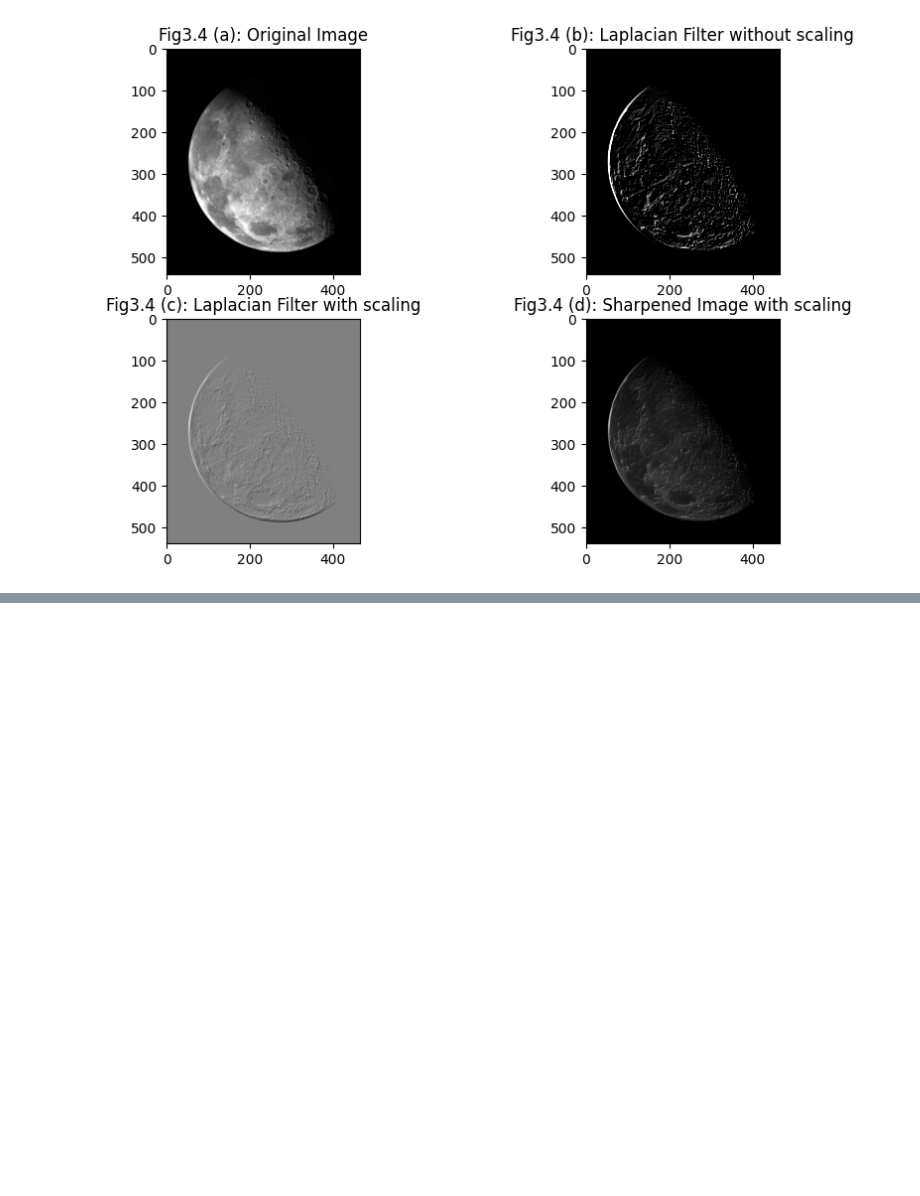
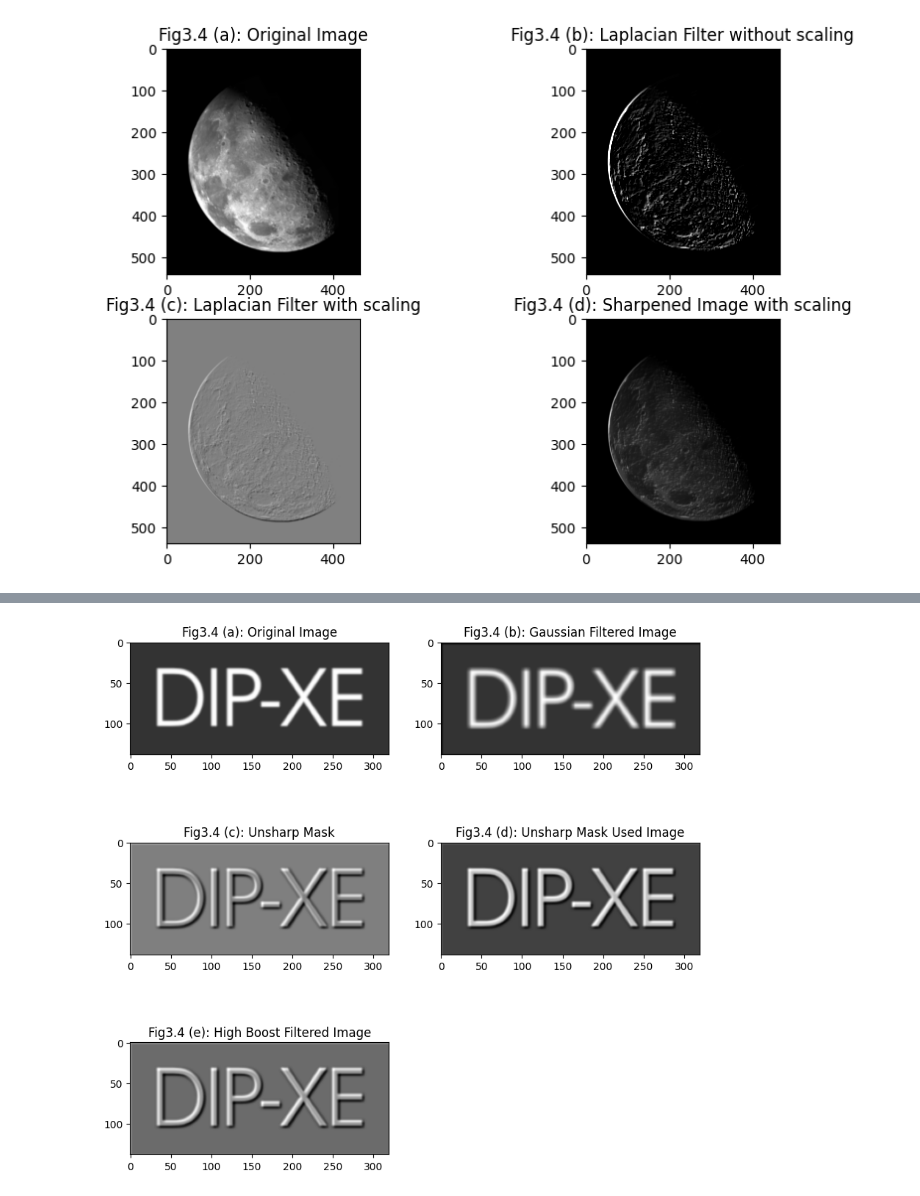
Before and after one commit to fouad1233/image_processing_tutorials, a Jupyter notebook: 003_pgn_shapening_and_histogram/main.ipynb, the cells around one changed output, grey strips where cells are left out. Drawn from its saved outputs; the diff is of its cells as text; code cells hidden in the pictures; blank space fills up the shorter version.

```diff
--- a/003_pgn_shapening_and_histogram/main.ipynb
+++ b/003_pgn_shapening_and_histogram/main.ipynb
@@ -129,3 +129,9 @@ plt.title('Fig3.4 (d): Sharpened Image with scaling')
 # %% [output]
 Text(0.5, 1.0, 'Fig3.4 (d): Sharpened Image with scaling')
 [figure]
+# %%
+fig_03_40_path = images_dir+'Fig0340(a)(dipxe_text).pgm'
+
+fig_03_40_analyzer = Image_analyzer(fig_03_40_path)
+#read image
+fig_03_40_analyzer.mypgmread()
@@ -131,0 +150,36 @@ Text(0.5, 1.0, 'Fig3.4 (d): Sharpened Image with scaling')
+# %%
+gaussian_filter_5x5 = np.array([[1, 4,  6, 4, 1],
+                                [4, 16, 24, 16, 4],
+                                [6, 24, 36, 24, 6],
+                                [4, 16, 24, 16, 4],
+                                [1, 4,  6, 4, 1]])/256
+
+gaussian_image = fig_03_40_analyzer.myImageCorrelation(gaussian_filter_5x5)
+uncharp_mask = fig_03_40_analyzer.get_image_array() - gaussian_image
+uncharp_mask_used_fig = fig_03_40_analyzer.get_image_array() + uncharp_mask
+high_boost_filtered = fig_03_40_analyzer.get_image_array() + 4.5 * uncharp_mask
+# %%
+# plot all the images
+plt.figure(figsize=(10, 10))
+plt.subplot(3, 2, 1)
+plt.imshow(fig_03_40_analyzer.get_image_array(), cmap='gray', vmin=0, vmax=255)
+plt.title('Fig3.4 (a): Original Image')
+
+plt.subplot(3, 2, 2)
+plt.imshow(gaussian_image, cmap='gray', vmin=0, vmax=255)
+plt.title('Fig3.4 (b): Gaussian Filtered Image')
+
+plt.subplot(3, 2, 3)
+plt.imshow(uncharp_mask, cmap='gray')
+plt.title('Fig3.4 (c): Unsharp Mask')
+
+plt.subplot(3, 2, 4)
+plt.imshow(uncharp_mask_used_fig, cmap='gray')
+plt.title('Fig3.4 (d): Unsharp Mask Used Image')
+
+plt.subplot(3, 2, 5)
+plt.imshow(high_boost_filtered, cmap='gray')
+plt.title('Fig3.4 (e): High Boost Filtered Image')
+plt.show()
+# %% [output]
+[figure, added]
```
Also changed, not shown: parts of 1 cell of this notebook.
